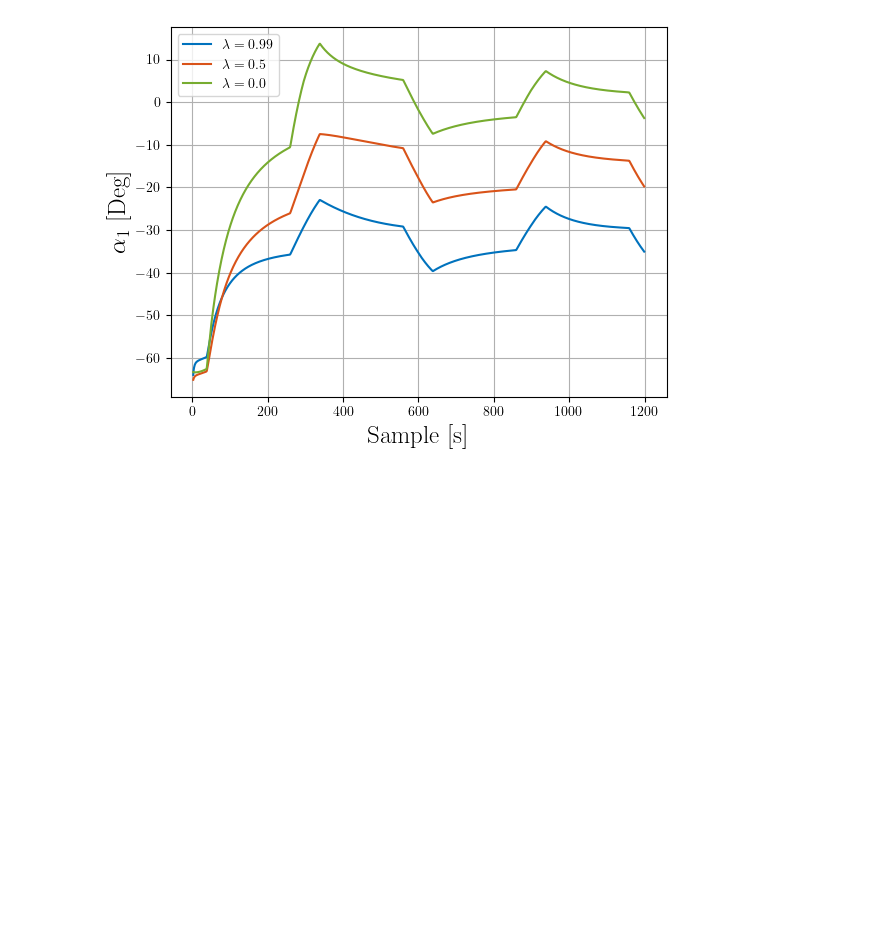
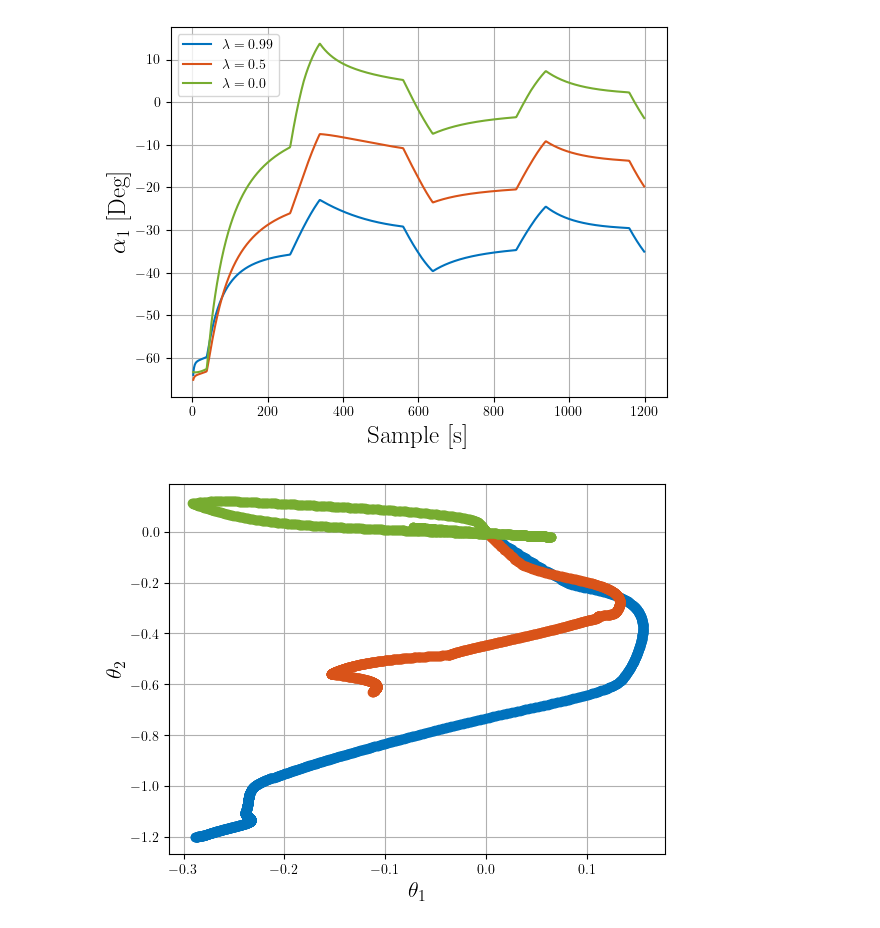
Before and after one commit to incebellipipo/skadipy, a Jupyter notebook: notebooks/012_compare_allocators_azimuth_rate.ipynb, the cells around one changed output. Saved outputs shown, nothing was run; the diff lists cells and outputs as text; code cells hidden in the pictures; blank space fills up the shorter version.

```diff
--- a/notebooks/012_compare_allocators_azimuth_rate.ipynb
+++ b/notebooks/012_compare_allocators_azimuth_rate.ipynb
@@ -72,6 +72,10 @@ plt.legend(l)
 plt.grid(True)
 # %% [output]
 [figure]
+# %%
+plot_theta_histories(theta_hist=theta_hist)
+# %% [output]
+[figure, added]
 # %%
 save_mat(
     filename="data/012.mat",
```
Also changed, not shown: 4 other files.
